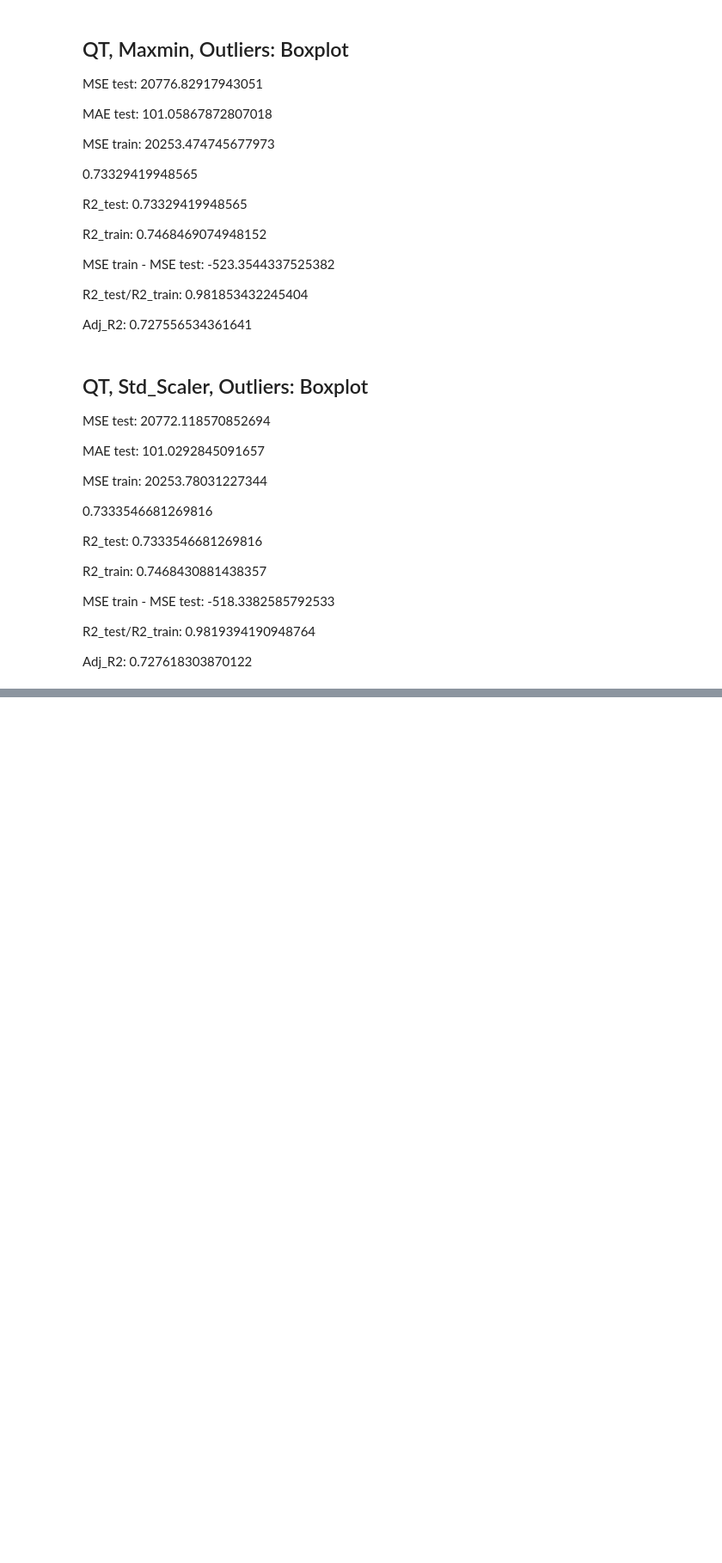
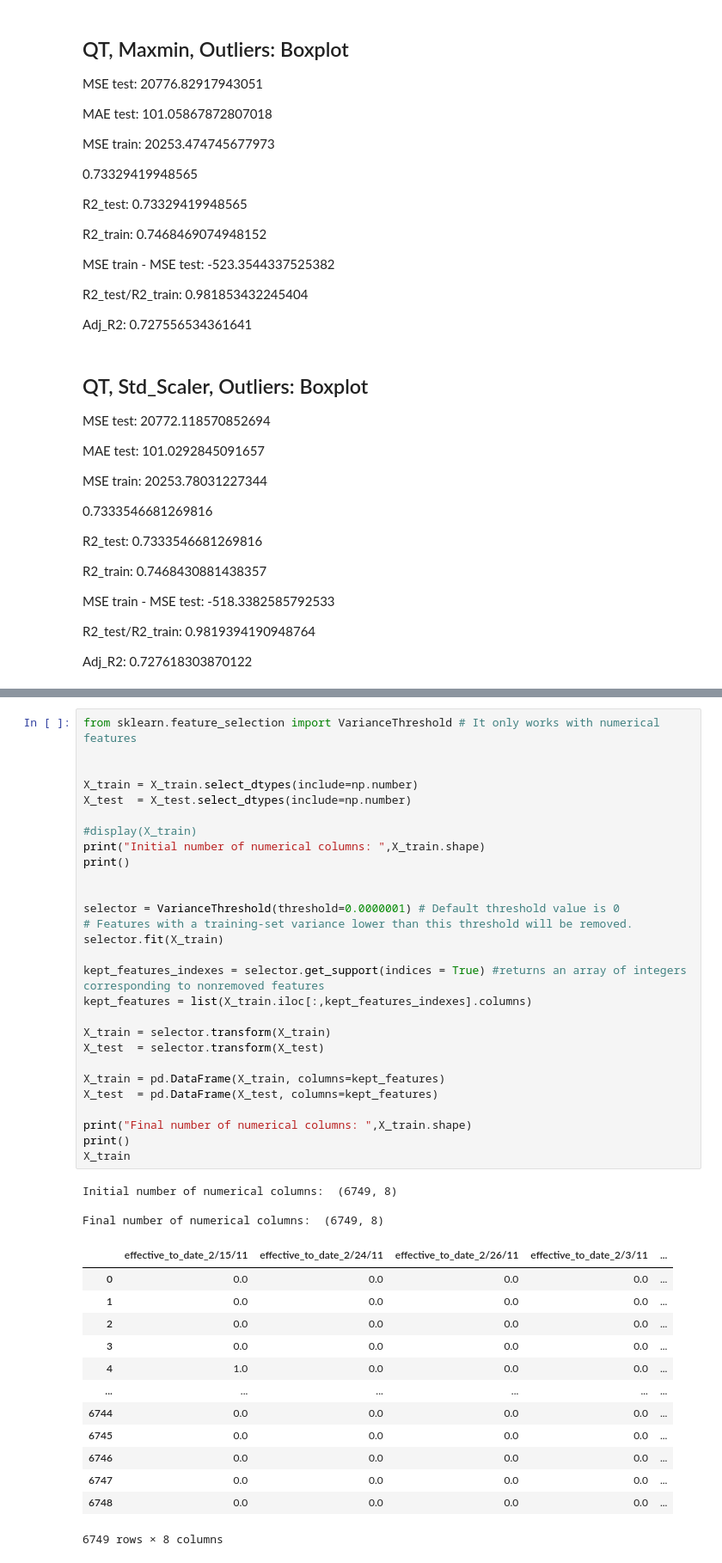
Before and after one commit to CrisQueCris/IronChristoph, a Jupyter notebook: Customer_Analysis_Case_Study/Customers Modelling.ipynb, the cells around one changed output, grey strips where cells are left out. Shown at 86% size. Cells and saved outputs as stored; diff of their text form; blank space fills up the shorter version.

```diff
--- a/Customer_Analysis_Case_Study/Customers Modelling.ipynb
+++ b/Customer_Analysis_Case_Study/Customers Modelling.ipynb
@@ -1041,0 +1167,45 @@ Adj_R2: 0.727618303870122
+# %%
+from sklearn.feature_selection import VarianceThreshold # It only works with numerical features
+
+
+X_train = X_train.select_dtypes(include=np.number)
+X_test  = X_test.select_dtypes(include=np.number)
+
+#display(X_train)
+print("Initial number of numerical columns: ",X_train.shape)
+print()
+
+
+selector = VarianceThreshold(threshold=0.0000001) # Default threshold value is 0
+# Features with a training-set variance lower than this threshold will be removed.
+selector.fit(X_train)
+
+kept_features_indexes = selector.get_support(indices = True) #returns an array of integers corresponding to nonremoved features
+kept_features = list(X_train.iloc[:,kept_features_indexes].columns)
+
+X_train = selector.transform(X_train)
+X_test  = selector.transform(X_test)
+
+X_train = pd.DataFrame(X_train, columns=kept_features)
+X_test  = pd.DataFrame(X_test, columns=kept_features)
+
+print("Final number of numerical columns: ",X_train.shape)
+print()
+X_train
+# %% [output]
+Initial number of numerical columns:  (6749, 8)
+
+Final number of numerical columns:  (6749, 8)
+|  | effective_to_date_2/15/11 | effective_to_date_2/24/11 | effective_to_date_2/26/11 | effective_to_date_2/3/11 | ... |
+| 0 | 0.0 | 0.0 | 0.0 | 0.0 | ... |
+| 1 | 0.0 | 0.0 | 0.0 | 0.0 | ... |
+| 2 | 0.0 | 0.0 | 0.0 | 0.0 | ... |
+| 3 | 0.0 | 0.0 | 0.0 | 0.0 | ... |
+| 4 | 1.0 | 0.0 | 0.0 | 0.0 | ... |
+| ... | ... | ... | ... | ... | ... |
+| 6744 | 0.0 | 0.0 | 0.0 | 0.0 | ... |
+| 6745 | 0.0 | 0.0 | 0.0 | 0.0 | ... |
+| 6746 | 0.0 | 0.0 | 0.0 | 0.0 | ... |
+| 6747 | 0.0 | 0.0 | 0.0 | 0.0 | ... |
+| 6748 | 0.0 | 0.0 | 0.0 | 0.0 | ... |
+6749 rows × 8 columns
```
Also changed, not shown: parts of 12 cells of this notebook, 14 other files.
